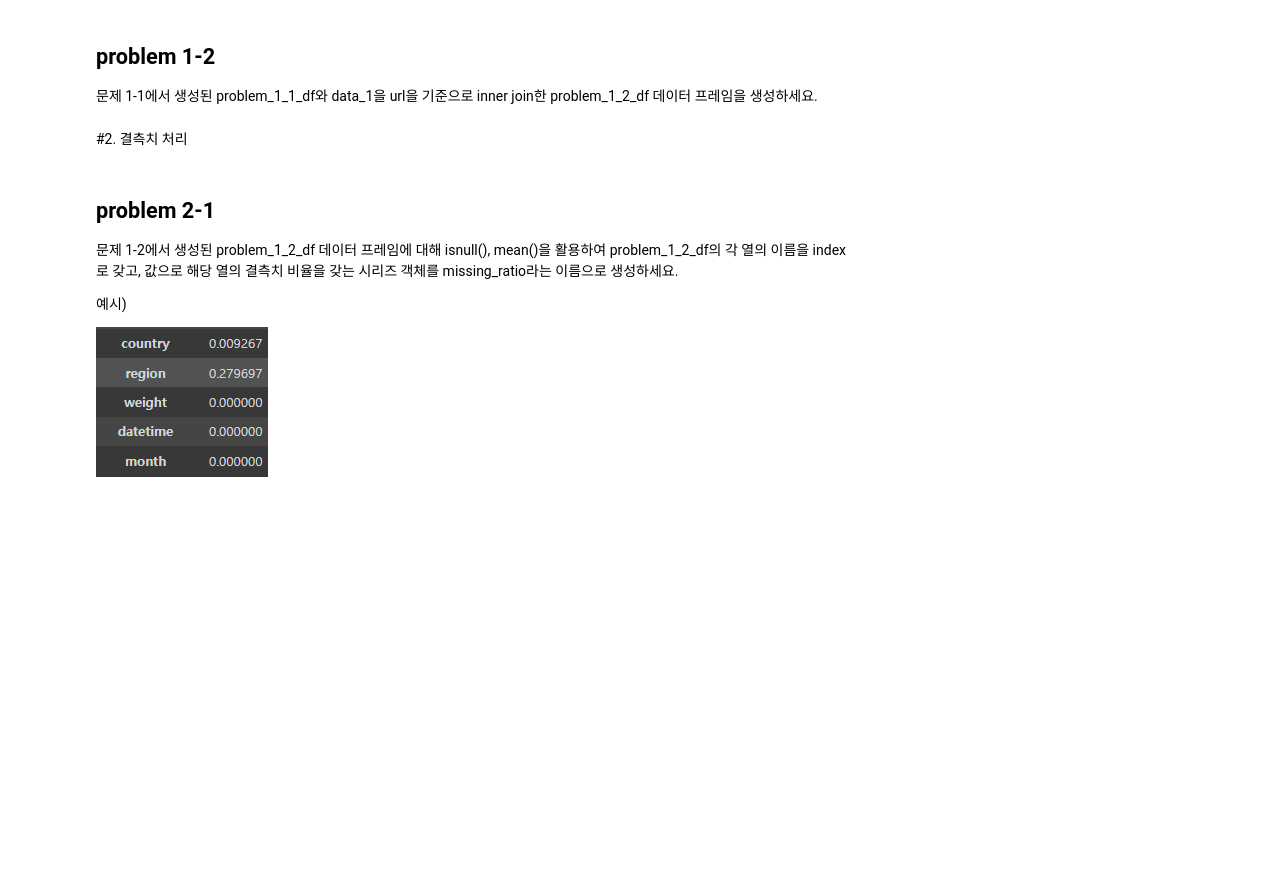
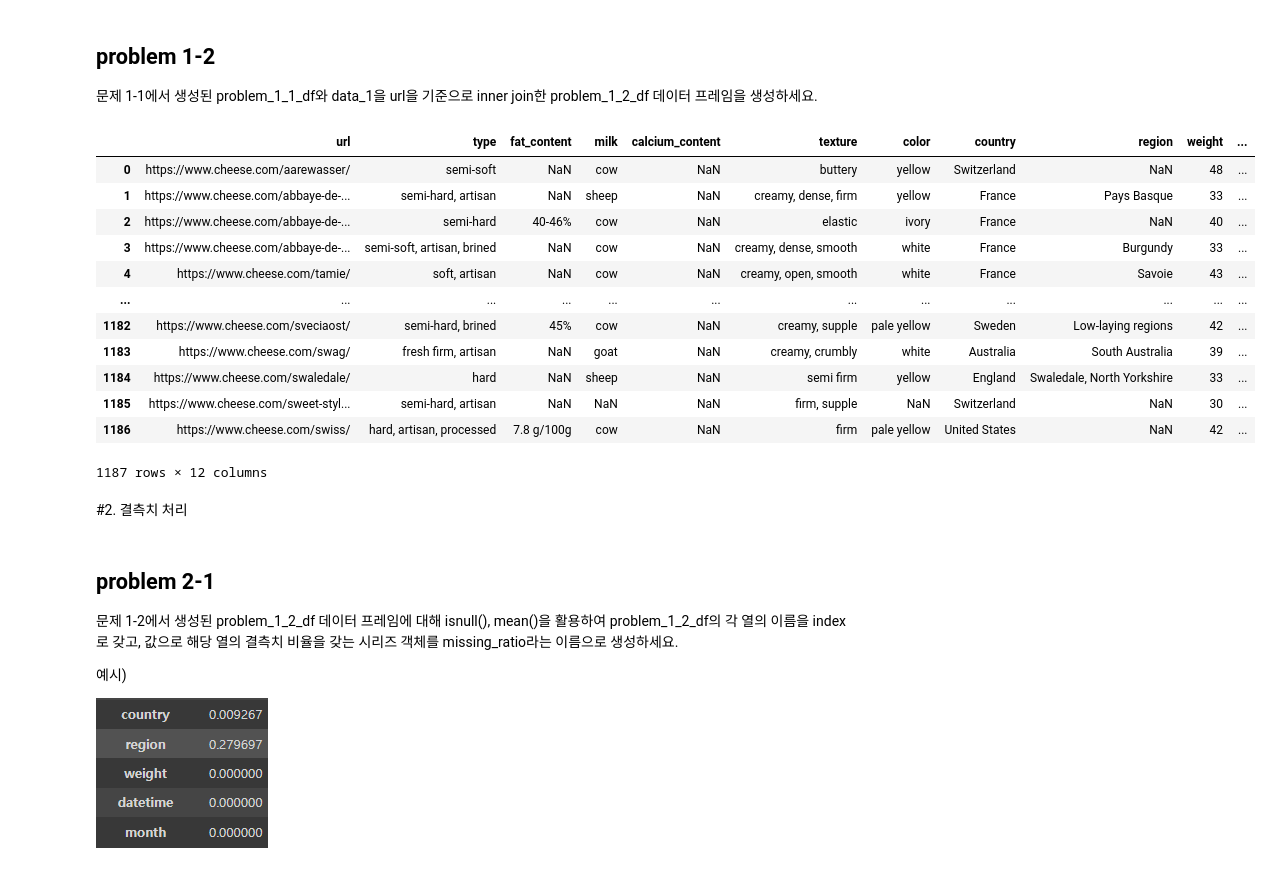
Before and after one commit to wonjoon123/wonjoon123.github.io, a Jupyter notebook: grosshackers/16기_퀘스트/DS/Programming/quest-1/solution.ipynb, the cells around one changed output. Cells and saved outputs as stored; diff of their text form; code cells hidden in the pictures; blank space fills up the shorter version.

```diff
--- a/grosshackers/16기_퀘스트/DS/Programming/quest-1/solution.ipynb
+++ b/grosshackers/16기_퀘스트/DS/Programming/quest-1/solution.ipynb
@@ -67,0 +39,5 @@ Name: datetime, Length: 1187, dtype: datetime64[ns]
+# %%
+data_1['datetime'] = pd.to_datetime(data_1['datetime'])
+
+data_1['month'] = data_1['datetime'].dt.month
+data_1
@@ -75,0 +78,3 @@ SyntaxError: invalid syntax (Temp/ipykernel_10792/3012537532.py, line 1)
+# %%
+problem_1_1_df = pd.concat([data_2,data_3],ignore_index=True)
+problem_1_1_df
@@ -82,3 +99,20 @@ problem_1_2_df =
+# %%
+problem_1_2_df = pd.merge(problem_1_1_df,data_1,on='url')
+problem_1_2_df
+# %% [output]
+|  | url | type | fat_content | milk | calcium_content | texture | color | country | region | weight | ... |
+| 0 | https://www.cheese.com/aarewasser/ | semi-soft | NaN | cow | NaN | buttery | yellow | Switzerland | NaN | 48 | ... |
+| 1 | https://www.cheese.com/abbaye-de-... | semi-hard, artisan | NaN | sheep | NaN | creamy, dense, firm | yellow | France | Pays Basque | 33 | ... |
+| 2 | https://www.cheese.com/abbaye-de-... | semi-hard | 40-46% | cow | NaN | elastic | ivory | France | NaN | 40 | ... |
+| 3 | https://www.cheese.com/abbaye-de-... | semi-soft, artisan, brined | NaN | cow | NaN | creamy, dense, smooth | white | France | Burgundy | 33 | ... |
+| 4 | https://www.cheese.com/tamie/ | soft, artisan | NaN | cow | NaN | creamy, open, smooth | white | France | Savoie | 43 | ... |
+| ... | ... | ... | ... | ... | ... | ... | ... | ... | ... | ... | ... |
+| 1182 | https://www.cheese.com/sveciaost/ | semi-hard, brined | 45% | cow | NaN | creamy, supple | pale yellow | Sweden | Low-laying regions | 42 | ... |
+| 1183 | https://www.cheese.com/swag/ | fresh firm, artisan | NaN | goat | NaN | creamy, crumbly | white | Australia | South Australia | 39 | ... |
+| 1184 | https://www.cheese.com/swaledale/ | hard | NaN | sheep | NaN | semi firm | yellow | England | Swaledale, North Yorkshire | 33 | ... |
+| 1185 | https://www.cheese.com/sweet-styl... | semi-hard, artisan | NaN | NaN | NaN | firm, supple | NaN | Switzerland | NaN | 30 | ... |
+| 1186 | https://www.cheese.com/swiss/ | hard, artisan, processed | 7.8 g/100g | cow | NaN | firm | pale yellow | United States | NaN | 42 | ... |
+1187 rows × 12 columns
 # %% [markdown]
 #2. 결측치 처리
 # %% [markdown]
```
Also changed, not shown: parts of 17 cells of this notebook.
